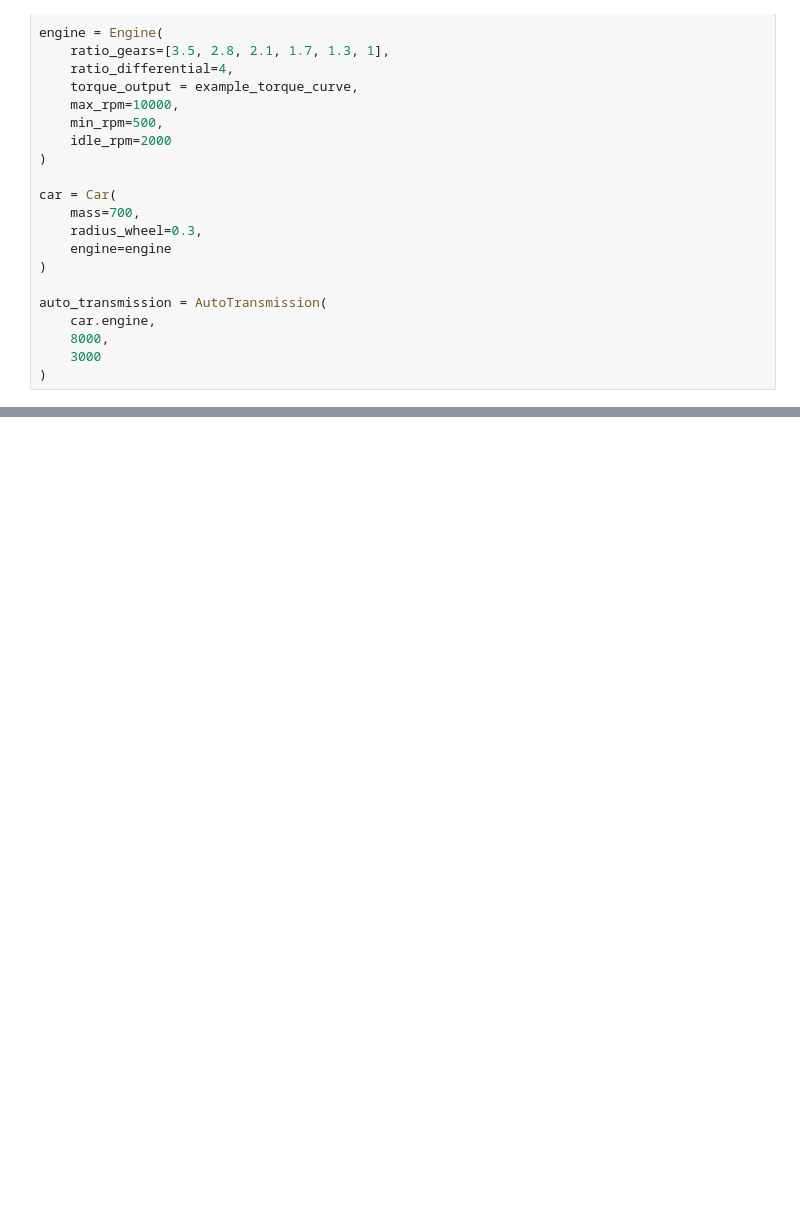
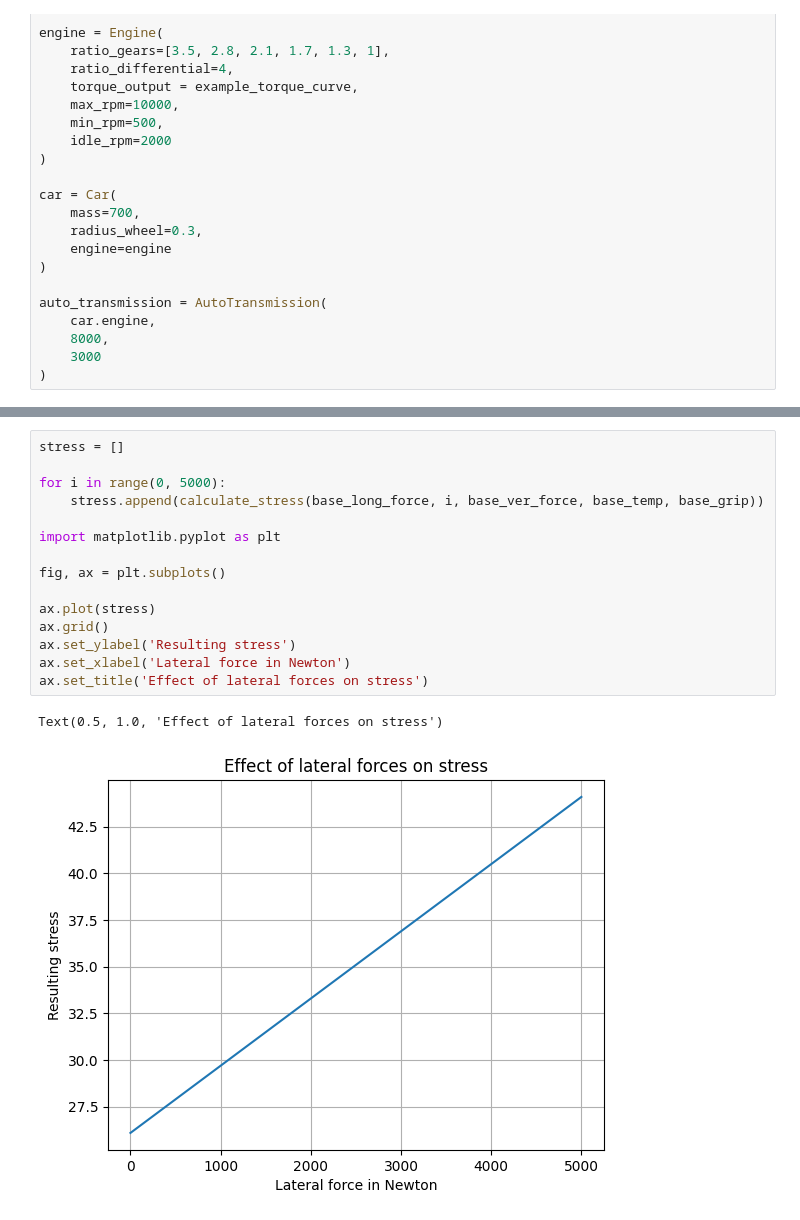
Before and after one commit to Nelson-Jnrnd/race-lap-simulations, a Jupyter notebook: tire_sim.ipynb, the cells around one changed output, grey strips where cells are left out. Cells and saved outputs as stored; diff of their text form; blank space fills up the shorter version.

```diff
--- a/tire_sim.ipynb
+++ b/tire_sim.ipynb
@@ -40,0 +77,18 @@ class Tire:
+# %%
+stress = []
+
+for i in range(0, 5000):
+    stress.append(calculate_stress(base_long_force, i, base_ver_force, base_temp, base_grip))
+
+import matplotlib.pyplot as plt
+
+fig, ax = plt.subplots()
+
+ax.plot(stress)
+ax.grid()
+ax.set_ylabel('Resulting stress')
+ax.set_xlabel('Lateral force in Newton')
+ax.set_title('Effect of lateral forces on stress')
+# %% [output]
+Text(0.5, 1.0, 'Effect of lateral forces on stress')
+[figure, added]
```
Also changed, not shown: parts of 12 cells of this notebook, 2 other files.
